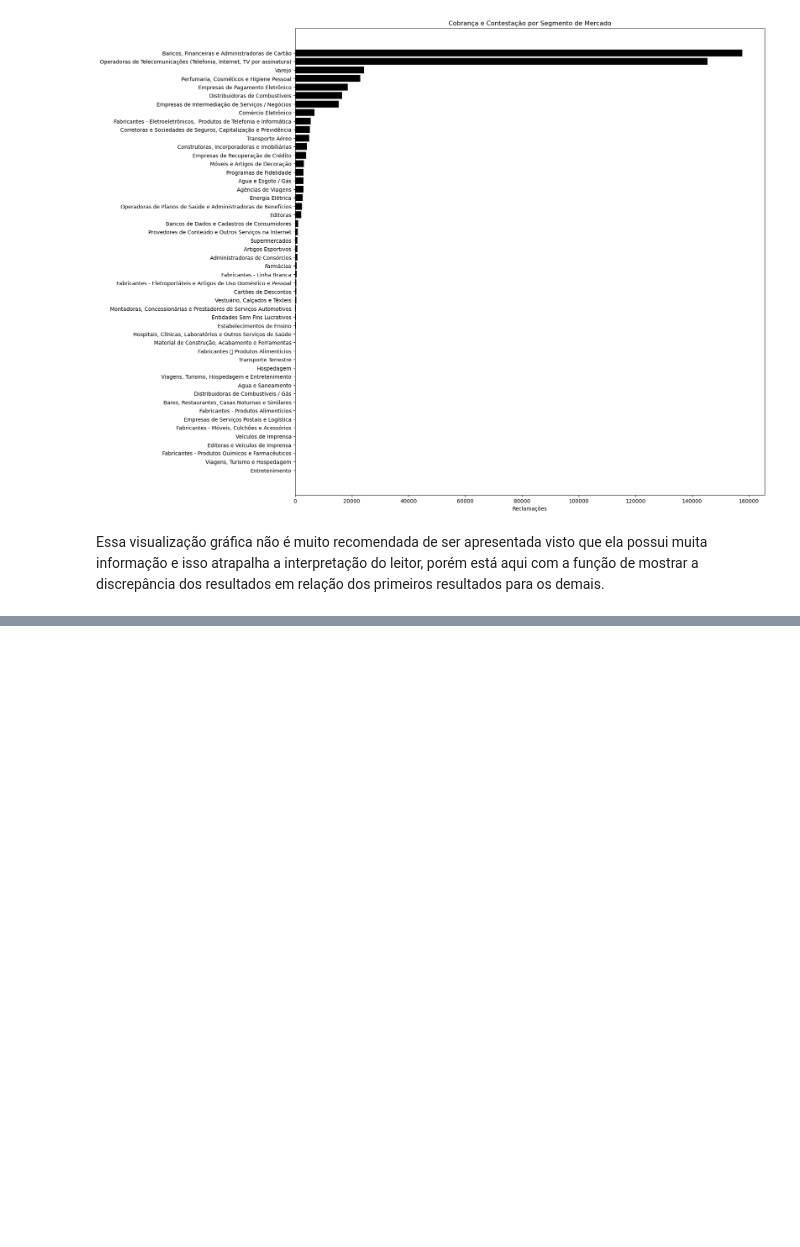
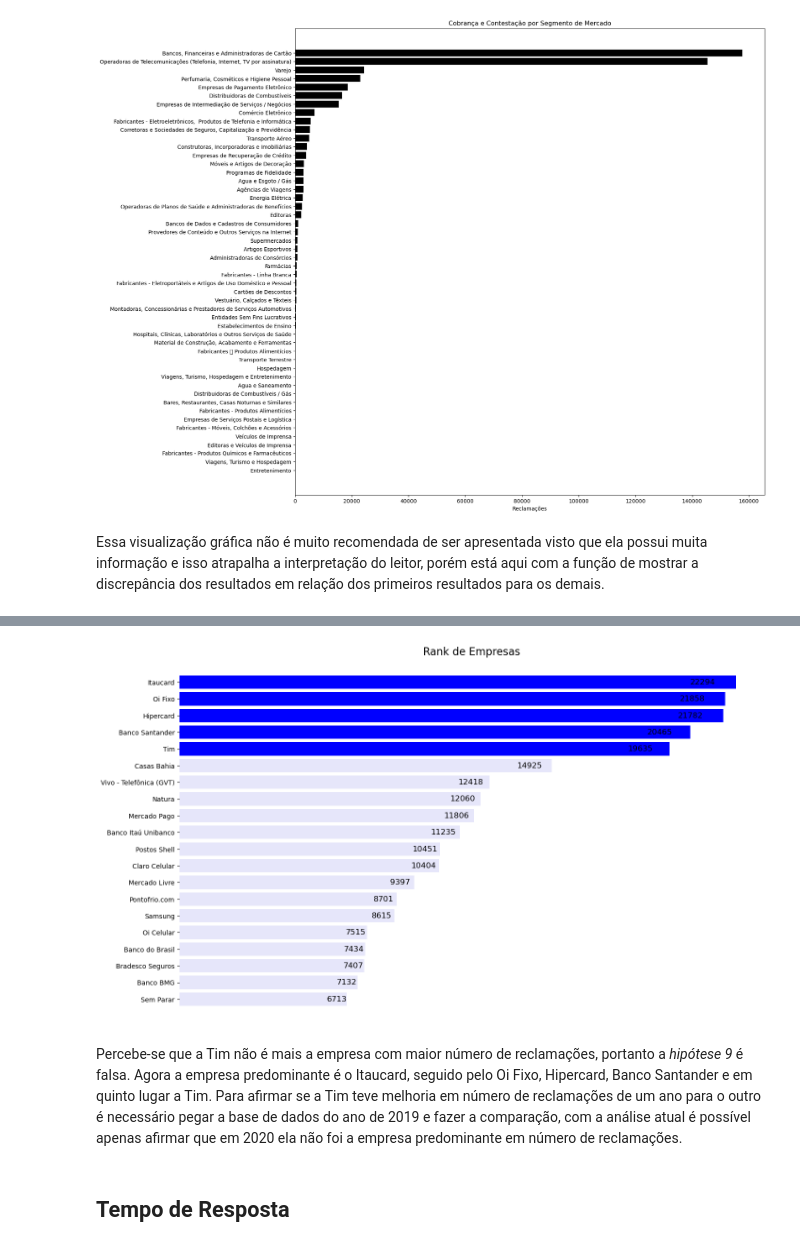
Before and after one commit to renatagsr/projetos, a Jupyter notebook: Análise de Dados/EDA.ipynb, the cells around one changed output, grey strips where cells are left out. Drawn from its saved outputs; the diff is of its cells as text; code cells hidden in the pictures; blank space fills up the shorter version.

```diff
--- a/Análise de Dados/EDA.ipynb
+++ b/Análise de Dados/EDA.ipynb
@@ -432,0 +439,40 @@ Essa visualização gráfica não é muito recomendada de ser apresentada visto
+# %%
+#Configurações iniciais
+fig, ax = plt.subplots(figsize=(16, 10))
+y = []
+i = 0
+while i < 21:
+    if i < 5:
+        y.append('blue')
+    else:
+        y.append('lavender')
+    i += 1
+
+#Dados
+y_pos = np.arange(len(segmento['Nome Fantasia'].value_counts()[:20]))
+values = segmento['Nome Fantasia'].value_counts()[:20]
+segmentos = segmento['Nome Fantasia'].unique()[:20]
+
+ax.barh(y_pos, values, align = 'center', color = y)
+ax.set_yticks(y_pos)
+ax.set_yticklabels(segmentos)
+ax.invert_yaxis()
+ax.set_xlabel('Reclamações')
+ax.set_title('Rank de Empresas', fontsize = 16)
+
+#Melhorando visualização
+ax.spines['right'].set_visible(False)
+ax.spines['bottom'].set_visible(False)
+ax.spines['left'].set_visible(False)
+ax.spines['top'].set_visible(False)
+for i in range(len(values)):
+    plt.annotate(str(values[i]), (values[i] - values[i]*0.06, i), ha = 'center', va = 'center', color = 'black', fontsize=12)
+plt.gca().axes.get_xaxis().set_visible(False)
+
+plt.show()
+# %% [output]
+[figure, added]
+# %% [markdown]
+Percebe-se que a Tim não é mais a empresa com maior número de reclamações, portanto a *hipótese 9* é falsa. Agora a empresa predominante é o Itaucard, seguido pelo Oi Fixo, Hipercard, Banco Santander e em quinto lugar a Tim. Para afirmar se a Tim teve melhoria em número de reclamações de um ano para o outro é necessário pegar a base de dados do ano de 2019 e fazer a comparação, com a análise atual é possível apenas afirmar que em 2020 ela não foi a empresa predominante em número de reclamações.
+# %% [markdown]
+## Tempo de Resposta
```
Also changed, not shown: parts of 3 cells of this notebook.
